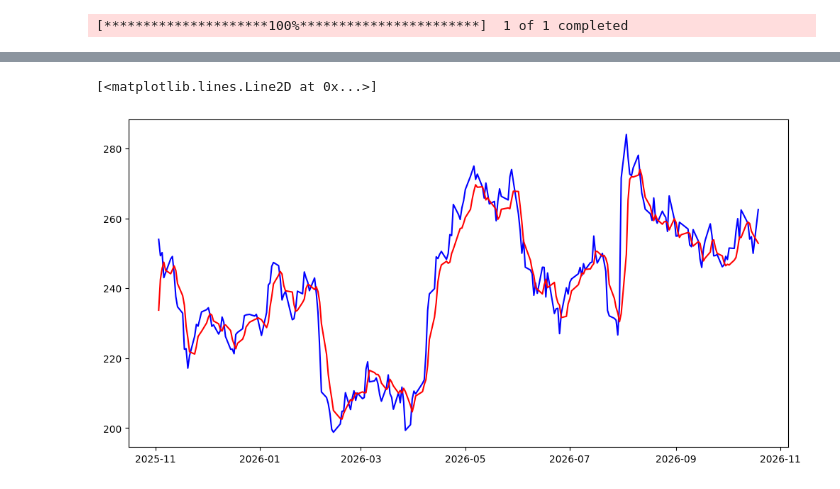
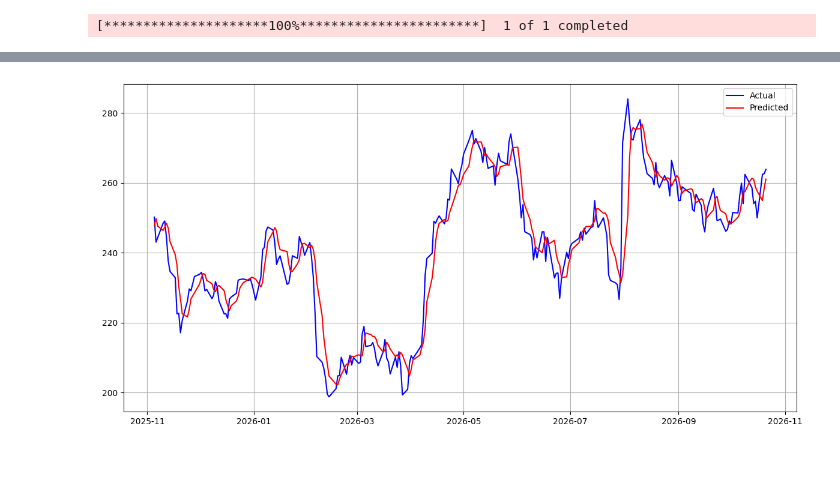
Before and after one commit to weijunwang2026/Sentiment-Stock-Forecast, a Jupyter notebook: Sentiment_Analysis.ipynb, the cells around one changed output, grey strips where cells are left out. Saved outputs shown, nothing was run; the diff lists cells and outputs as text; code cells hidden in the pictures; blank space fills up the shorter version.

```diff
--- a/Sentiment_Analysis.ipynb
+++ b/Sentiment_Analysis.ipynb
@@ -217,12 +220,14 @@ MAE: 4.63
 # %%
 # Plotting #
 test_dates = df_title['Date'].values[-len(y_test):]
 plt.figure(figsize=(12, 6))
 plt.plot(test_dates, y_true, label="Actual", color="blue")
 plt.plot(test_dates, y_pred, label="Predicted", color="red")
+
+plt.legend(); plt.grid(); plt.tight_layout()
+plt.show()
 # %% [output]
-[<matplotlib.lines.Line2D at 0x...>]
-[figure, old version]
+[figure, new version]
 # %%
 # Forecast #
 last_sequence = X_title[-1].copy()
```
Also changed, not shown: parts of 5 cells of this notebook.
